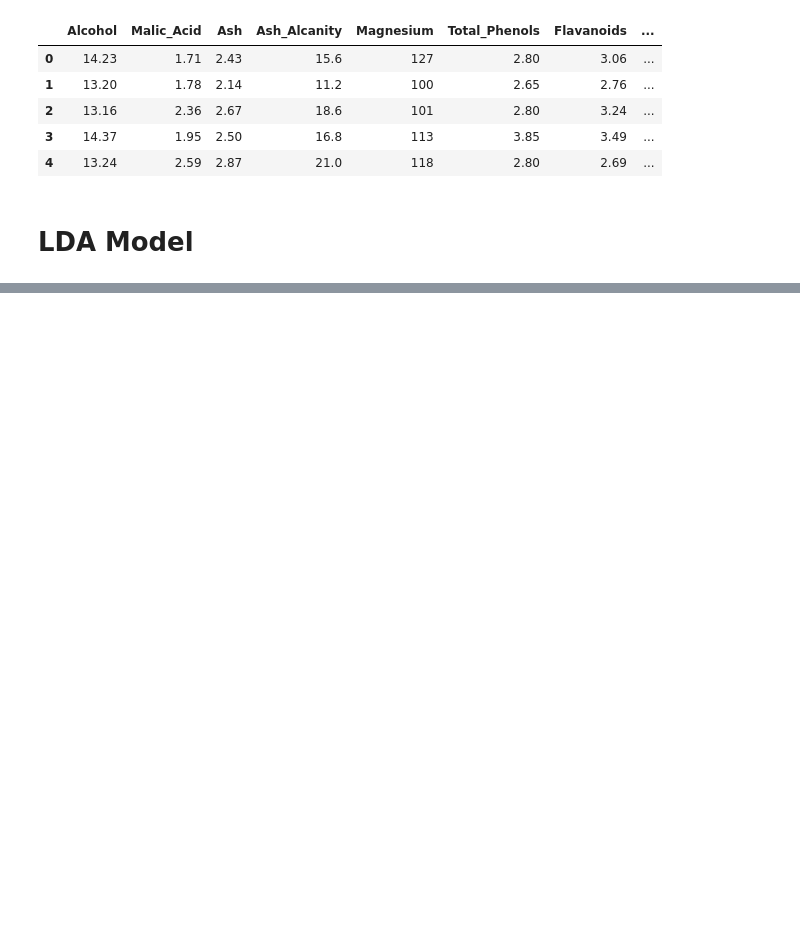
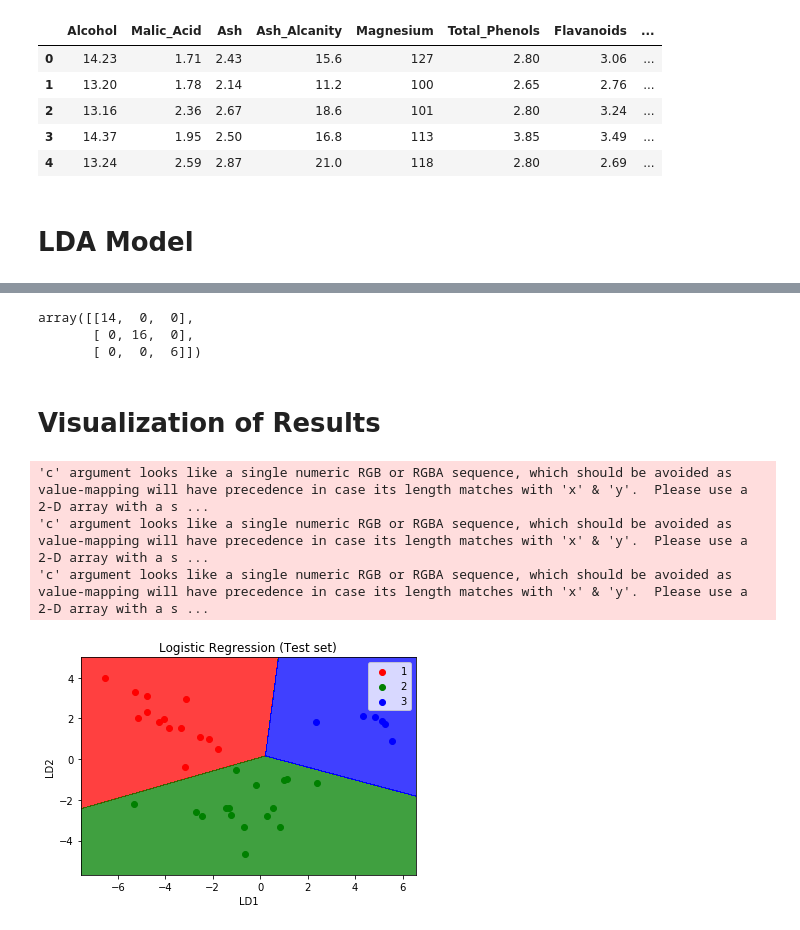
Before and after one commit to pravatbhusal/machine-learning-notes, a Jupyter notebook: dimensionality_reduction/linear_discriminant_analysis.ipynb, the cells around one changed output, grey strips where cells are left out. Cells and saved outputs as stored; diff of their text form; code cells hidden in the pictures; blank space fills up the shorter version.

```diff
--- a/dimensionality_reduction/linear_discriminant_analysis.ipynb
+++ b/dimensionality_reduction/linear_discriminant_analysis.ipynb
@@ -128,0 +141,4 @@ axes.scatter(x=reduced_wine_df.loc["LD1"], y=reduced_wine_df.loc["LD2"])
+# %%
+# create a logistic regression classifier with a random state (seed) of 0, then fit to training set
+classifier = LogisticRegression(random_state=0)
+classifier.fit(x_train, y_train)
@@ -128,0 +166,16 @@ axes.scatter(x=reduced_wine_df.loc["LD1"], y=reduced_wine_df.loc["LD2"])
+# %%
+# create a confusion matrix that compares the y_test (actual) to the y_pred (prediction)
+cm = confusion_matrix(y_test, y_pred)
+
+"""
+Read the Confusion Matrix diagonally:
+14 + 16 + 6 = 36 correct predictions
+0 + 0 + 1 + 0 + 0 + 0 = 0 incorrect predictions
+"""
+cm
+# %% [output]
+array([[14,  0,  0],
+       [ 0, 16,  0],
+       [ 0,  0,  6]])
+# %% [markdown]
+# Visualization of Results
@@ -128,0 +185,26 @@ axes.scatter(x=reduced_wine_df.loc["LD1"], y=reduced_wine_df.loc["LD2"])
+# %%
+# create a red (Purchased) and green (Not Purchased) separation at the classifier's threshold
+X_set, y_set = x_test, y_test
+X1, X2 = np.meshgrid(np.arange(start = X_set[:, 0].min() - 1, stop = X_set[:, 0].max() + 1, step = 0.01),
+                     np.arange(start = X_set[:, 1].min() - 1, stop = X_set[:, 1].max() + 1, step = 0.01))
+plt.contourf(X1, X2, classifier.predict(np.array([X1.ravel(), X2.ravel()]).T).reshape(X1.shape),
+             alpha = 0.75, cmap = ListedColormap(('red', 'green', 'blue')))
+plt.xlim(X1.min(), X1.max())
+plt.ylim(X2.min(), X2.max())
+
+# scatter each data point from the training set: red = Purchased, green = Not Purchased
+for i, j in enumerate(np.unique(y_set)):
+    plt.scatter(X_set[y_set == j, 0], X_set[y_set == j, 1],
+                c = ListedColormap(('red', 'green', 'blue'))(i), label = j)
+
+# add labels (the axes are the two independent variables), then show the graph
+plt.title('Logistic Regression (Test set)')
+plt.xlabel('LD1')
+plt.ylabel('LD2')
+plt.legend()
+plt.show()
+# %% [output]
+'c' argument looks like a single numeric RGB or RGBA sequence, which should be avoided as value-mapping will have precedence in case its length matches with 'x' & 'y'.  Please use a 2-D array with a s ...
+'c' argument looks like a single numeric RGB or RGBA sequence, which should be avoided as value-mapping will have precedence in case its length matches with 'x' & 'y'.  Please use a 2-D array with a s ...
+'c' argument looks like a single numeric RGB or RGBA sequence, which should be avoided as value-mapping will have precedence in case its length matches with 'x' & 'y'.  Please use a 2-D array with a s ...
+[figure, added]
```
Also changed, not shown: parts of 15 cells of this notebook, 1 other file.
